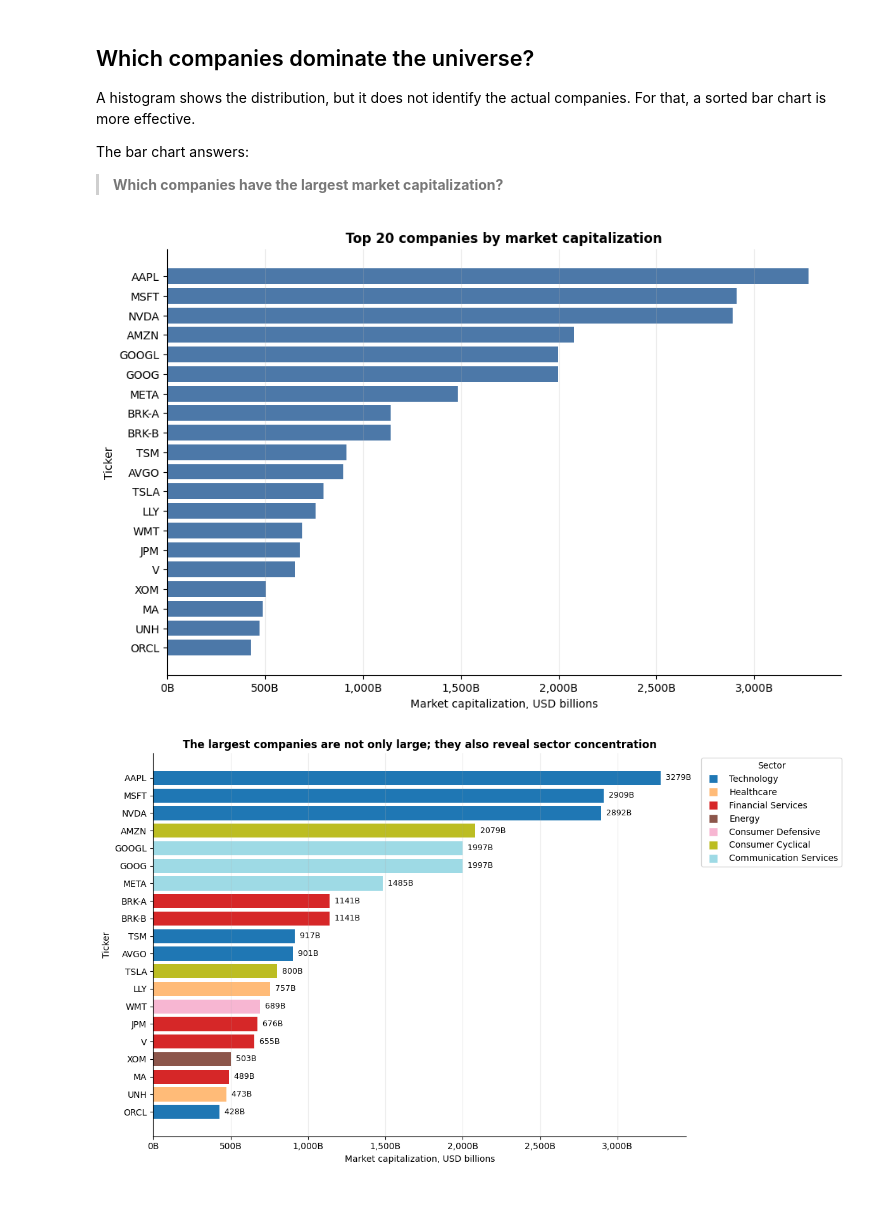
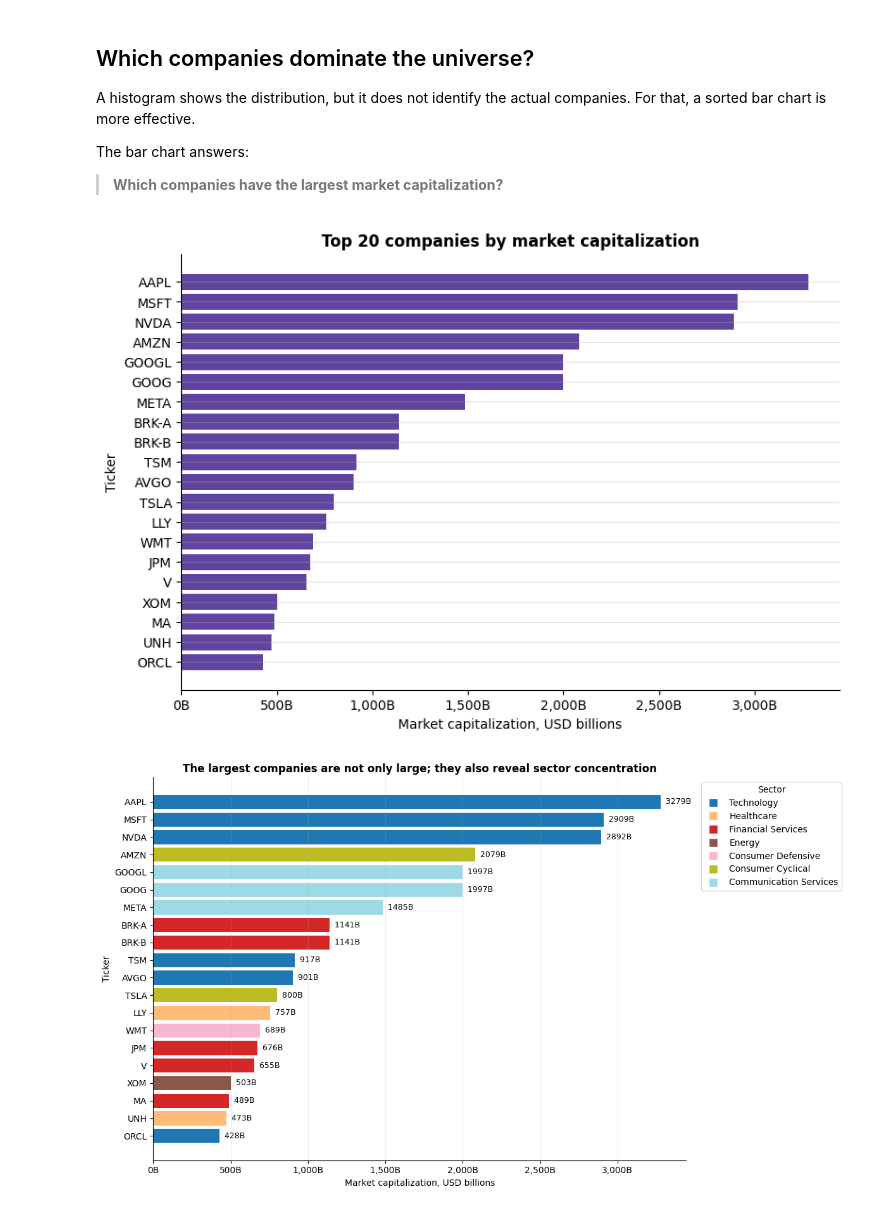
Before and after one commit to AliceS2502/BDA2026, a Jupyter notebook: Financial_Investment_Storytelling.ipynb, the cells around one changed output. Saved outputs shown, nothing was run; the diff lists cells and outputs as text; code cells hidden in the pictures.

```diff
--- a/Financial_Investment_Storytelling.ipynb
+++ b/Financial_Investment_Storytelling.ipynb
@@ -303,33 +303,33 @@ The bar chart answers:
 # %%
 # ============================================================
 # 8. Bar chart: top companies by market cap
 # ============================================================
 
 # Select the 20 largest companies by market capitalization.
 top_market_cap = df.nlargest(20, "market_cap_b").copy()
 
 # Sort ascending for a horizontal bar chart.
 # This places the largest value at the top after inverting the y-axis.
 top_market_cap = top_market_cap.sort_values("market_cap_b", ascending=True)
 
-fig, ax = plt.subplots(figsize=(11, 7))
+fig, ax = plt.subplots(figsize=(9, 6))
 
 ax.barh(
     top_market_cap["symbol"],
     top_market_cap["market_cap_b"],
-    color="#4C78A8"
+    color="#61449F"
 )
 
 ax.set_title("Top 20 companies by market capitalization")
 ax.set_xlabel("Market capitalization, USD billions")
 ax.set_ylabel("Ticker")
 ax.xaxis.set_major_formatter(FuncFormatter(billions_formatter))
-ax.grid(axis="x", alpha=0.25)
+ax.grid(axis="y", alpha=0.35)
 clean_spines(ax)
 
 plt.show()
 # %% [output]
-[figure, old version]
+[figure, new version]
 # %%
 # ============================================================
 # 9. Bar chart with sector colors and labels
```
Also changed, not shown: parts of 2 cells of this notebook.
